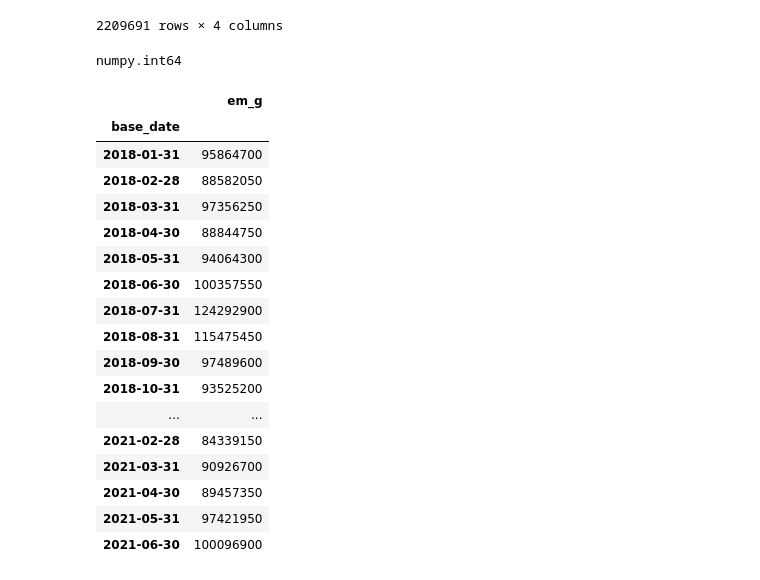
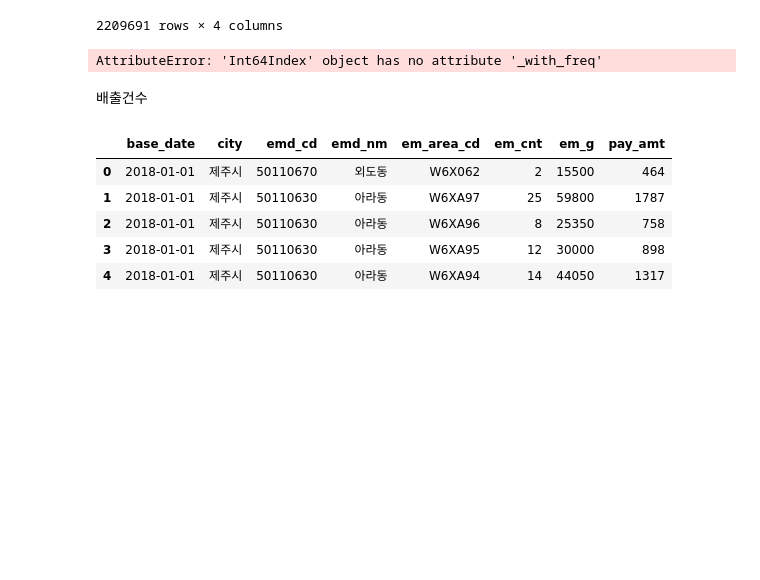
Before and after one commit to CUAI-CAU/BigContest_ECOtamra, a Jupyter notebook: data1_preprocessing.ipynb, the cells around one changed output. Cells and saved outputs as stored; diff of their text form; code cells hidden in the pictures; blank space fills up the shorter version.

```diff
--- a/data1_preprocessing.ipynb
+++ b/data1_preprocessing.ipynb
@@ -65,35 +59,33 @@ data1_pre
 | 2211443 | 2021-06-30 | 50110250 | 한림읍 | 22050 |
 | 2211444 | 2021-06-30 | 50110640 | 오라동 | 2900 |
 2209691 rows × 4 columns
-# %%
-type(data1_pre['em_g'][0])
-# %% [output]
-numpy.int64
 # %%
 # 행정동코드 매개변수로 받아서 해당 구역의 배출량을 월별로 정리
 def monthly_output(emdcd):
     emd_data = data1_pre[data1_pre['emd_cd'] == emdcd]    # 해당 행정동 데이터만 추출
     emd_data_monthly = emd_data.resample('M', on='base_date').sum()    # 월별로 합산
-    emd_data_monthly = emd_data_monthly.drop(['emd_cd'], 1)    # 행정동코드 삭제
+    emd_data_monthly['emd_cd'] = emdcd
     return emd_data_monthly
-
-monthly_output(50110670)
-# %% [output]
-|  | em_g |
-| base_date |  |
-| 2018-01-31 | 95864700 |
-| 2018-02-28 | 88582050 |
-| 2018-03-31 | 97356250 |
-| 2018-04-30 | 88844750 |
-| 2018-05-31 | 94064300 |
-| 2018-06-30 | 100357550 |
-| 2018-07-31 | 124292900 |
-| 2018-08-31 | 115475450 |
-| 2018-09-30 | 97489600 |
-| 2018-10-31 | 93525200 |
-| ... | ... |
-| 2021-02-28 | 84339150 |
-| 2021-03-31 | 90926700 |
-| 2021-04-30 | 89457350 |
-| 2021-05-31 | 97421950 |
-| 2021-06-30 | 100096900 |
+# %%
+emd_cd_ary = [50110250, 50110253, 50110256, 50110259, 50110310, 50110320, 50110330, 50110510, 50110520, 50110530, 50110540, 50110550, 50110560, 50110570, 50110580, 50110590, 50110600, 50110610, 50110620, 50110630, 50110640, 50110650, 50110660, 50110670, 50110680, 50110690, 50130250, 50130253, 50130259, 50130310, 50130320, 50130510, 50130520, 50130530, 50130540, 50130550, 50130560, 50130570, 50130580, 50130590, 50130600, 50130610, 50130620]
+
+# data1_result = pd.DataFrame(index=range(0,0), columns=['base_date', 'emd_cd', 'em_g'])
+
+for i in emd_cd_ary:
+    tmp = monthly_output(i)
+    data1_result = data1_result.append(tmp, ignore_index=True)
+
+data1_result
+# %% [output]
+AttributeError: 'Int64Index' object has no attribute '_with_freq'
+# %% [markdown]
+배출건수
+# %%
+data1.head()
+# %% [output]
+|  | base_date | city | emd_cd | emd_nm | em_area_cd | em_cnt | em_g | pay_amt |
+| 0 | 2018-01-01 | 제주시 | 50110670 | 외도동 | W6X062 | 2 | 15500 | 464 |
+| 1 | 2018-01-01 | 제주시 | 50110630 | 아라동 | W6XA97 | 25 | 59800 | 1787 |
+| 2 | 2018-01-01 | 제주시 | 50110630 | 아라동 | W6XA96 | 8 | 25350 | 758 |
+| 3 | 2018-01-01 | 제주시 | 50110630 | 아라동 | W6XA95 | 12 | 30000 | 898 |
+| 4 | 2018-01-01 | 제주시 | 50110630 | 아라동 | W6XA94 | 14 | 44050 | 1317 |
```
Also changed, not shown: parts of 9 cells of this notebook.
